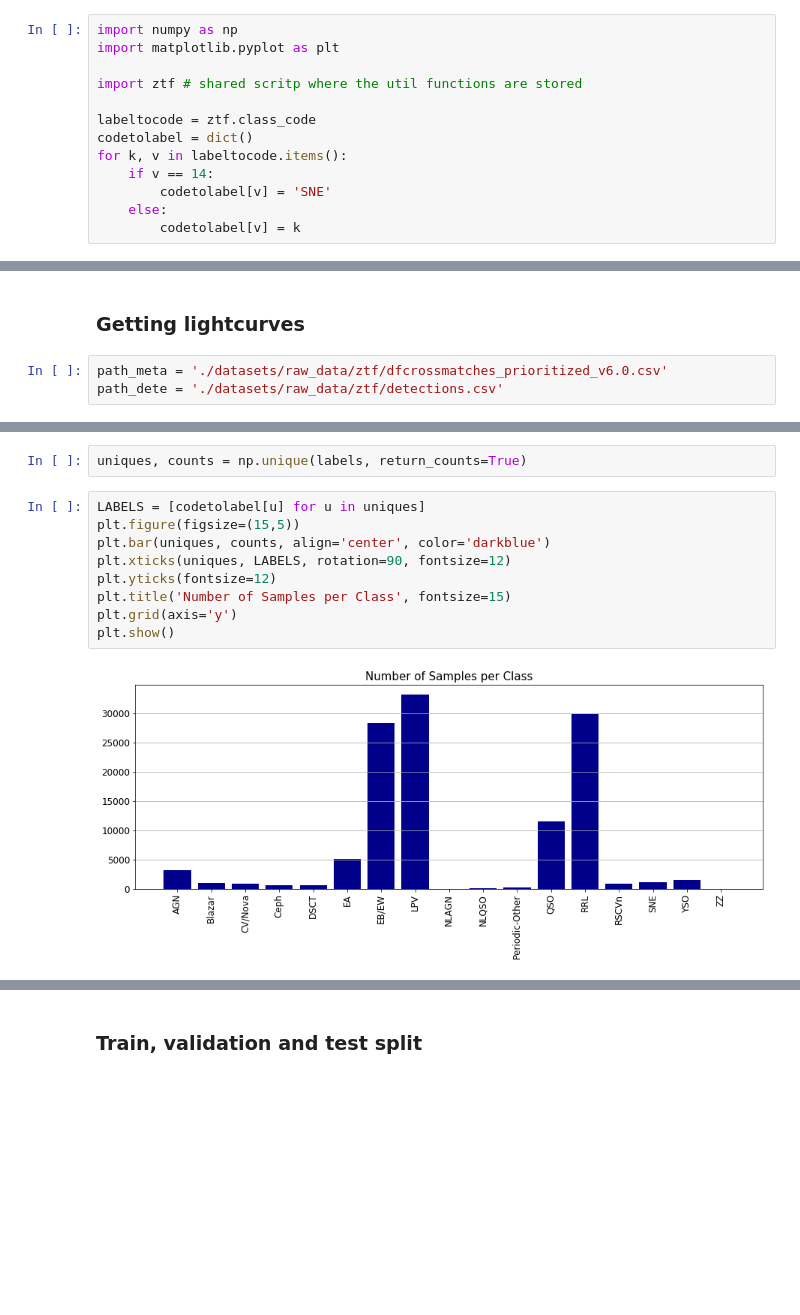
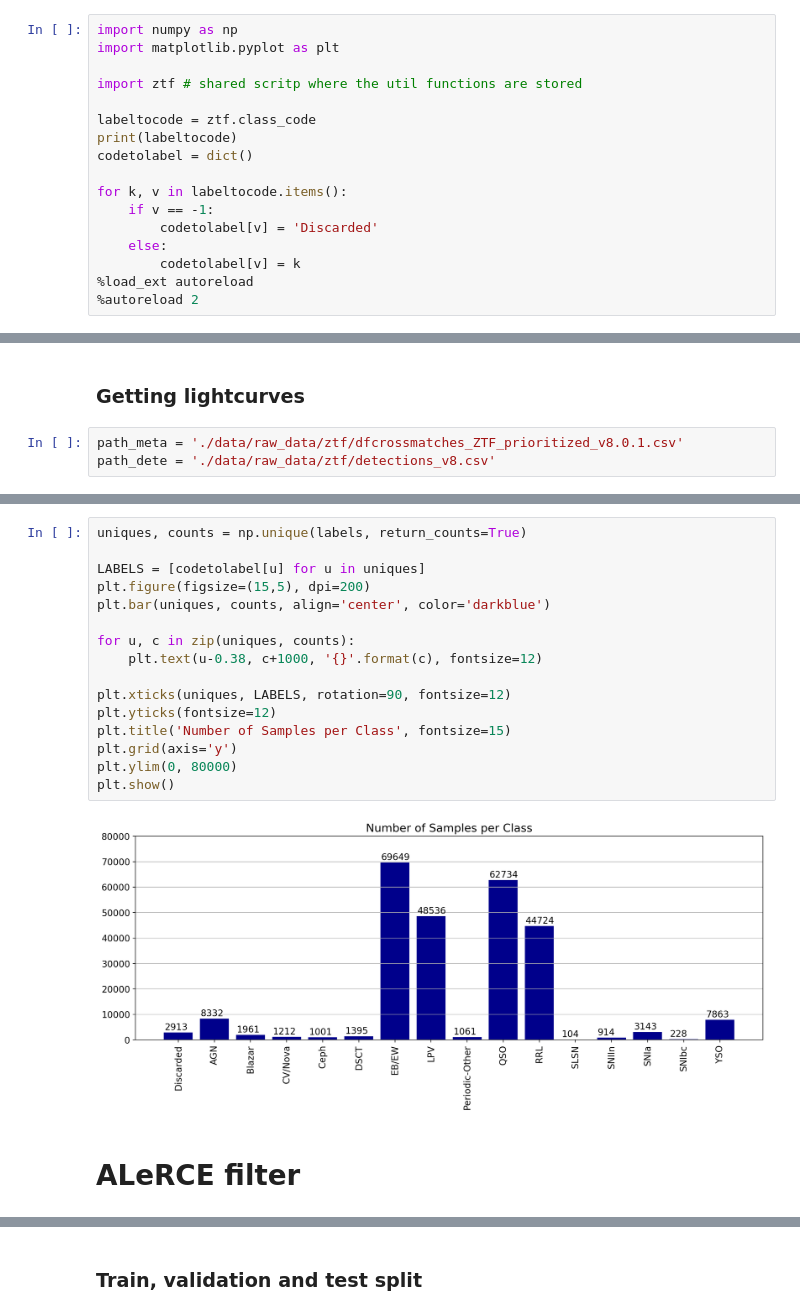
Before and after one commit to cridonoso/2PhaseOrNot2Phase, a Jupyter notebook: Preprocessing.ipynb, the cells around one changed output, grey strips where cells are left out. Saved outputs shown, nothing was run; the diff lists cells and outputs as text; blank space fills up the shorter version.

```diff
--- a/Preprocessing.ipynb
+++ b/Preprocessing.ipynb
@@ -7,9 +7,13 @@ import matplotlib.pyplot as plt
 import ztf # shared scritp where the util functions are stored
 
 labeltocode = ztf.class_code
+print(labeltocode)
 codetolabel = dict()
+
 for k, v in labeltocode.items():
-    if v == 14:
-        codetolabel[v] = 'SNE'
+    if v == -1:
+        codetolabel[v] = 'Discarded'
     else:
         codetolabel[v] = k
+%load_ext autoreload
+%autoreload 2
@@ -16,8 +24,8 @@ for k, v in labeltocode.items():
 # %% [markdown]
 ### Getting lightcurves
 # %%
-path_meta = './datasets/raw_data/ztf/dfcrossmatches_prioritized_v6.0.csv'
-path_dete = './datasets/raw_data/ztf/detections.csv'
+path_meta = './data/raw_data/ztf/dfcrossmatches_ZTF_prioritized_v8.0.1.csv'
+path_dete = './data/raw_data/ztf/detections_v8.csv'
 # %%
 %%time
 use_chunks = False # ~15min and 7.52 GB RAM using chunks - ~4min and 32.6 GB RAM else
@@ -28,13 +36,20 @@ Wall time: 4min 6s
-# %%
-uniques, counts = np.unique(labels, return_counts=True)
 # %%
+uniques, counts = np.unique(labels, return_counts=True)
+
 LABELS = [codetolabel[u] for u in uniques]
-plt.figure(figsize=(15,5))
+plt.figure(figsize=(15,5), dpi=200)
 plt.bar(uniques, counts, align='center', color='darkblue')
+
+for u, c in zip(uniques, counts):
+    plt.text(u-0.38, c+1000, '{}'.format(c), fontsize=12)
+
 plt.xticks(uniques, LABELS, rotation=90, fontsize=12)
 plt.yticks(fontsize=12)
 plt.title('Number of Samples per Class', fontsize=15)
 plt.grid(axis='y')
+plt.ylim(0, 80000)
 plt.show()
 # %% [output]
-[figure, old version]
+[figure, new version]
+# %% [markdown]
+# ALeRCE filter
```
Also changed, not shown: parts of 26 cells of this notebook, 2 other files.
